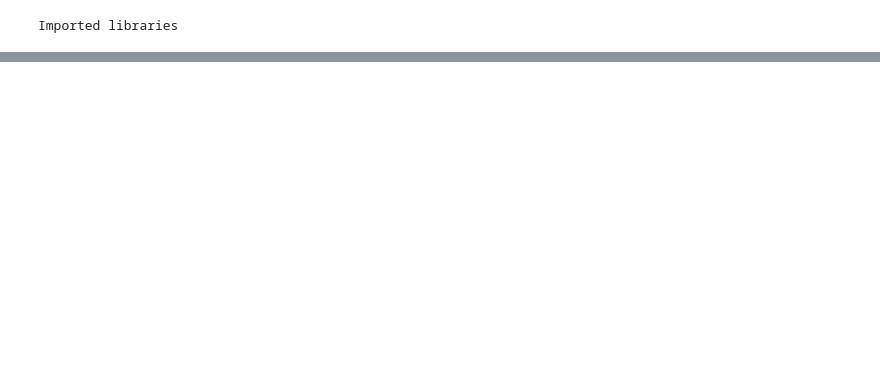
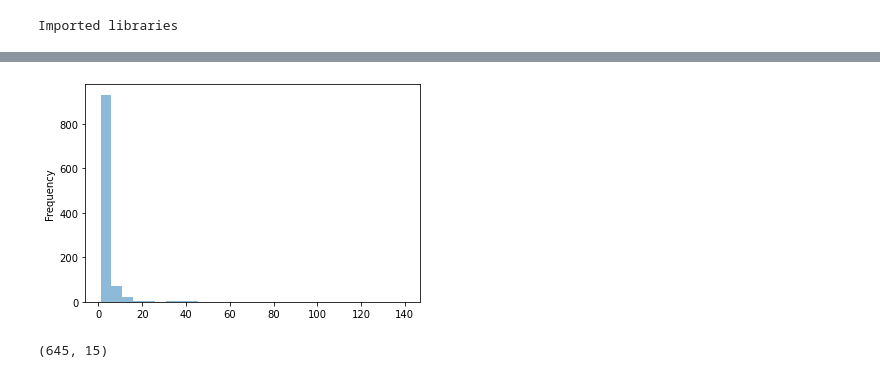
Before and after one commit to tuanqpham0921/Unicorn-Startup-Evaluation, a Jupyter notebook: project.ipynb, the cells around one changed output, grey strips where cells are left out. Drawn from its saved outputs; the diff is of its cells as text; code cells hidden in the pictures; blank space fills up the shorter version.

```diff
--- a/project.ipynb
+++ b/project.ipynb
@@ -58,0 +86,11 @@ df.head()
+# %%
+ax = df['Valuation ($B)'].plot.hist(bins=28, alpha=0.5)
+# after seeing the distribution, we decided to only use compnies with valuation less than $2B
+# %% [output]
+[figure, added]
+# %%
+df = df[df['Valuation ($B)'] <= 2]
+print(df.shape)
+# df.head()
+# %% [output]
+(645, 15)
```
Also changed, not shown: parts of 14 cells of this notebook.
